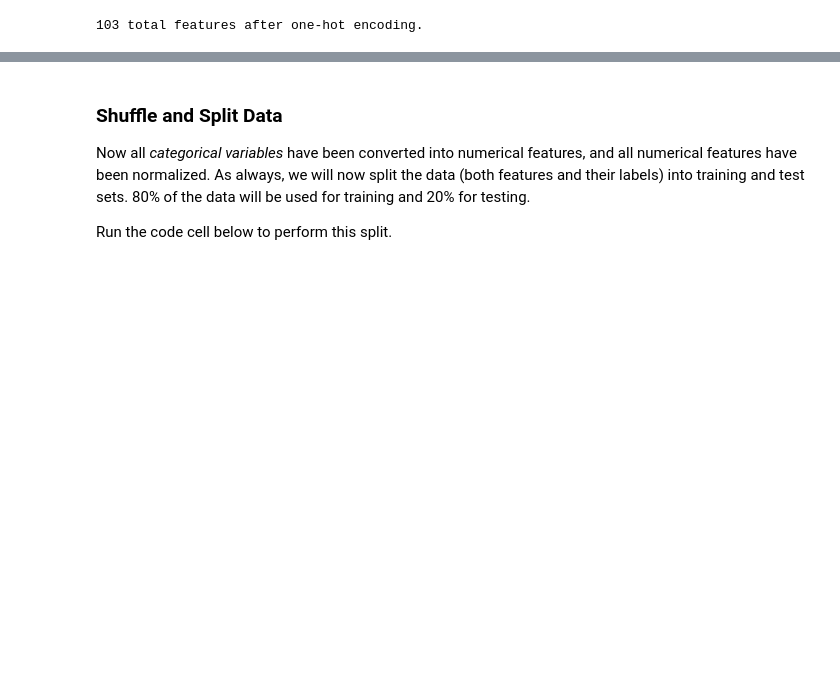
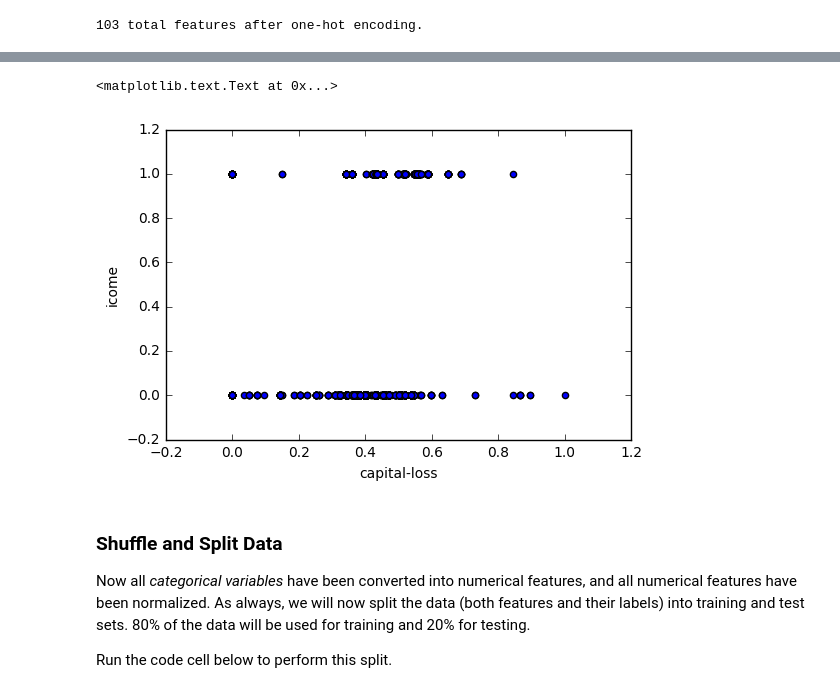
Before and after one commit to fortyMiles/find_donors, a Jupyter notebook: finding_donors.ipynb, the cells around one changed output, grey strips where cells are left out. Saved outputs shown, nothing was run; the diff lists cells and outputs as text; code cells hidden in the pictures; blank space fills up the shorter version.

```diff
--- a/finding_donors.ipynb
+++ b/finding_donors.ipynb
@@ -164,3 +191,16 @@ print "{} total features after one-hot encoding.".format(len(encoded))
+# %%
+%matplotlib inline
+import matplotlib.pyplot as plt
+TEST_FEATURE = 'capital-loss'
+X = features[TEST_FEATURE]
+Y = income
+
+plt.scatter(X, Y)
+plt.ylabel('icome')
+plt.xlabel(TEST_FEATURE)
+# %% [output]
+<matplotlib.text.Text at 0x...>
+[figure, added]
 # %% [markdown]
 ### Shuffle and Split Data
 Now all _categorical variables_ have been converted into numerical features, and all numerical features have been normalized. As always, we will now split the data (both features and their labels) into training and test sets. 80% of the data will be used for training and 20% for testing.
```
Also changed, not shown: parts of 24 cells of this notebook, 1 other file.
